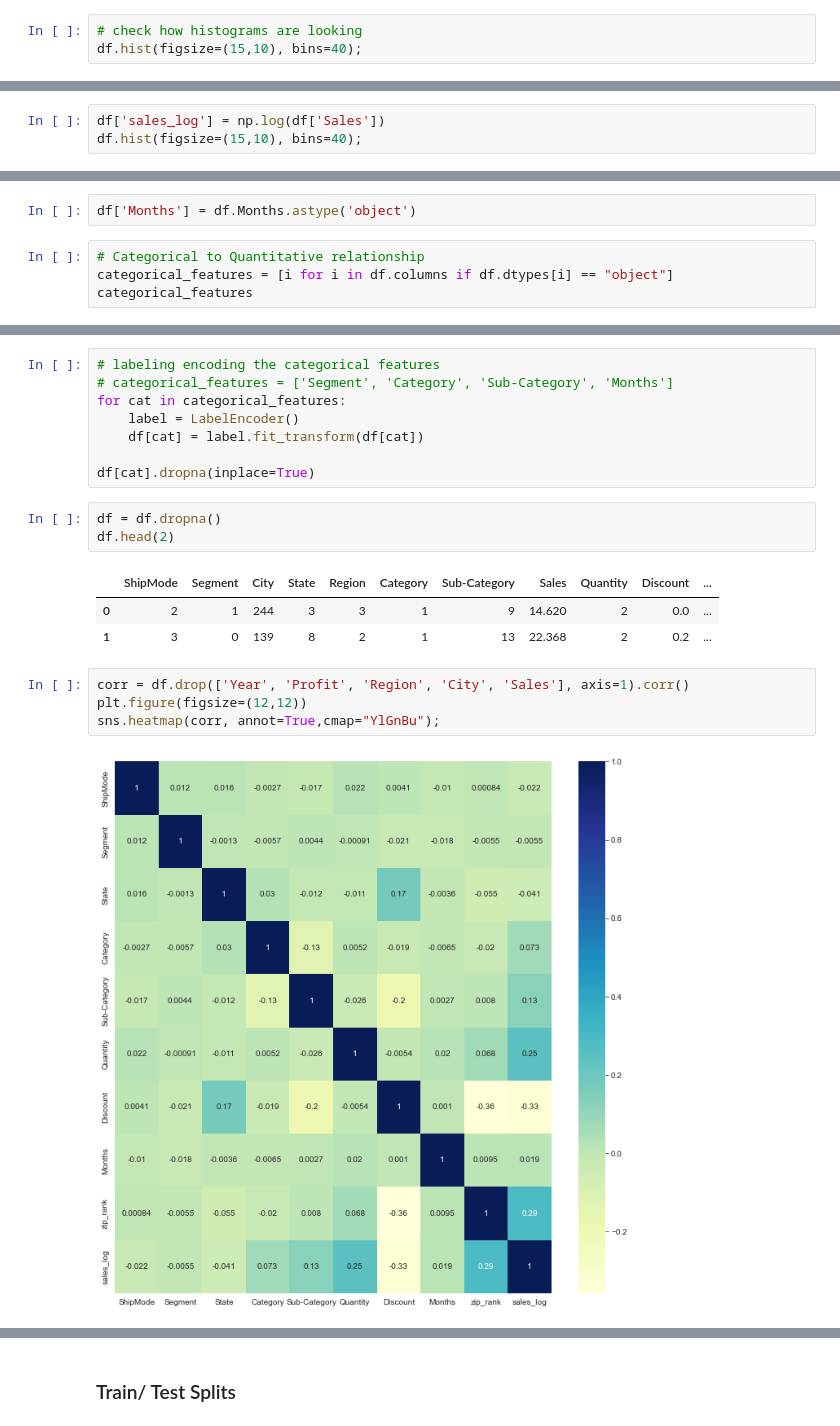
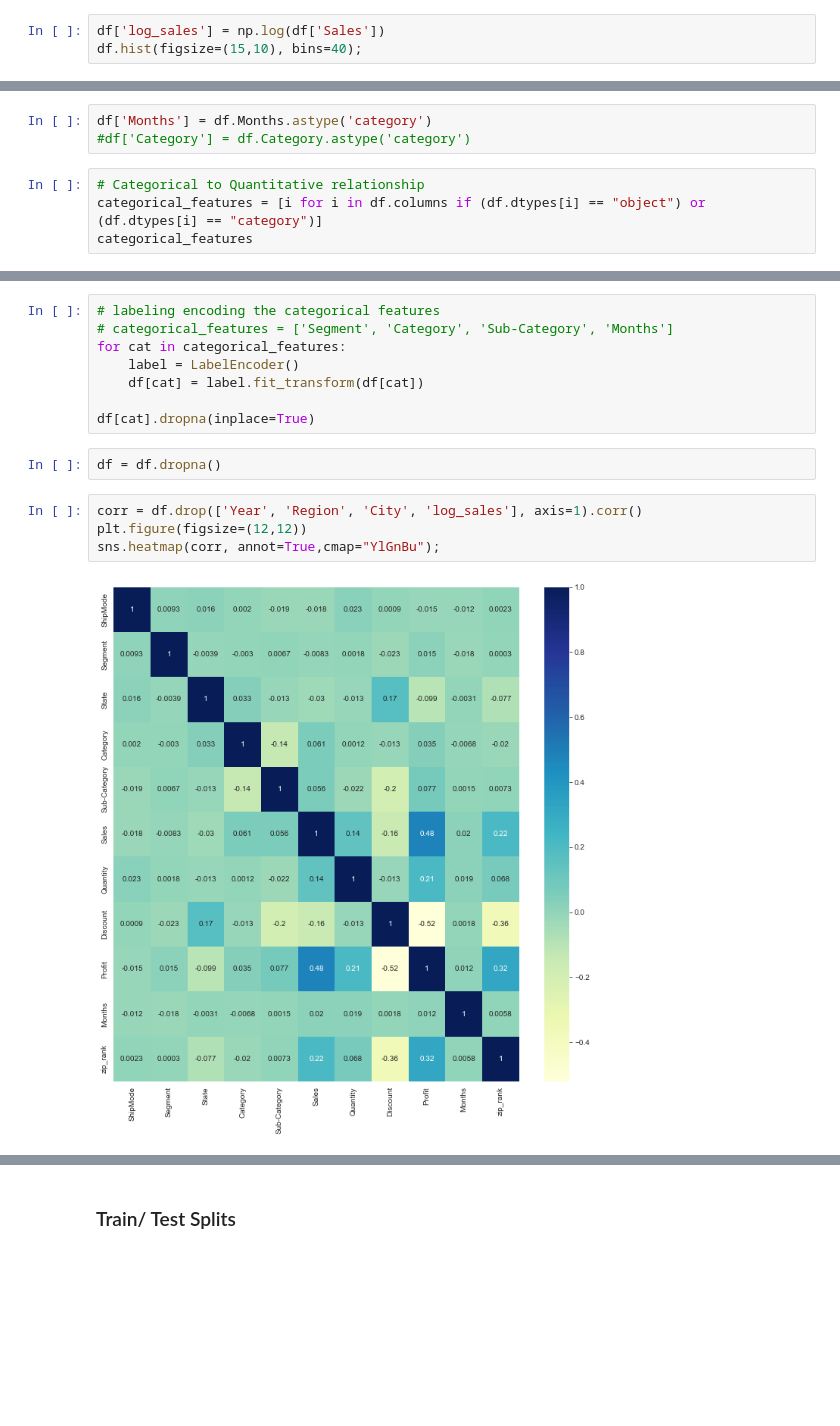
Before and after one commit to livia360/Captone_project2, a Jupyter notebook: Part2_Preprocessing_Modeling.ipynb, the cells around one changed output, grey strips where cells are left out. Drawn from its saved outputs; the diff is of its cells as text; blank space fills up the shorter version.

```diff
--- a/Part2_Preprocessing_Modeling.ipynb
+++ b/Part2_Preprocessing_Modeling.ipynb
@@ -63,4 +81,4 @@ memory usage: 668.7+ KB
 # %%
-# check how histograms are looking
+df['log_sales'] = np.log(df['Sales'])
 df.hist(figsize=(15,10), bins=40);
 # %% [output]
@@ -68,3 +85,0 @@ df.hist(figsize=(15,10), bins=40);
-# %%
-df['sales_log'] = np.log(df['Sales'])
-df.hist(figsize=(15,10), bins=40);
@@ -111,10 +121,11 @@ Kurtosis: -0.428411
 # %% [markdown]
 ### Encoding categorical features
 # %%
-df['Months'] = df.Months.astype('object')
+df['Months'] = df.Months.astype('category')
+#df['Category'] = df.Category.astype('category')
 # %%
 # Categorical to Quantitative relationship
-categorical_features = [i for i in df.columns if df.dtypes[i] == "object"]
+categorical_features = [i for i in df.columns if (df.dtypes[i] == "object") or (df.dtypes[i] == "category")]
 categorical_features
 # %% [output]
 ['ShipMode',
@@ -135,17 +146,12 @@ for cat in categorical_features:
 df[cat].dropna(inplace=True)
 # %%
 df = df.dropna()
-df.head(2)
-# %% [output]
-|  | ShipMode | Segment | City | State | Region | Category | Sub-Category | Sales | Quantity | Discount | ... |
-| 0 | 2 | 1 | 244 | 3 | 3 | 1 | 9 | 14.620 | 2 | 0.0 | ... |
-| 1 | 3 | 0 | 139 | 8 | 2 | 1 | 13 | 22.368 | 2 | 0.2 | ... |
 # %%
-corr = df.drop(['Year', 'Profit', 'Region', 'City', 'Sales'], axis=1).corr()
+corr = df.drop(['Year', 'Region', 'City', 'log_sales'], axis=1).corr()
 plt.figure(figsize=(12,12))
 sns.heatmap(corr, annot=True,cmap="YlGnBu");
 # %% [output]
-[figure, old version]
+[figure, new version]
 # %%
 c = corr.abs().unstack().drop_duplicates().reset_index()
 c = c.rename(columns={'level_0': 'feature 1', 'level_1': 'feature 2', 0: 'Correlation'})
```
Also changed, not shown: parts of 55 cells of this notebook.
